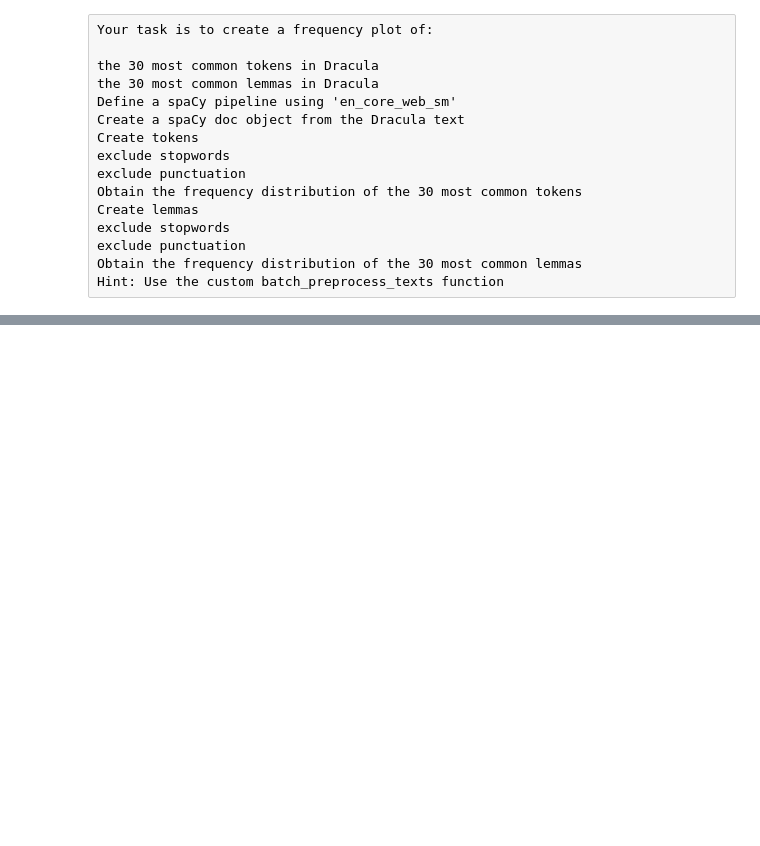
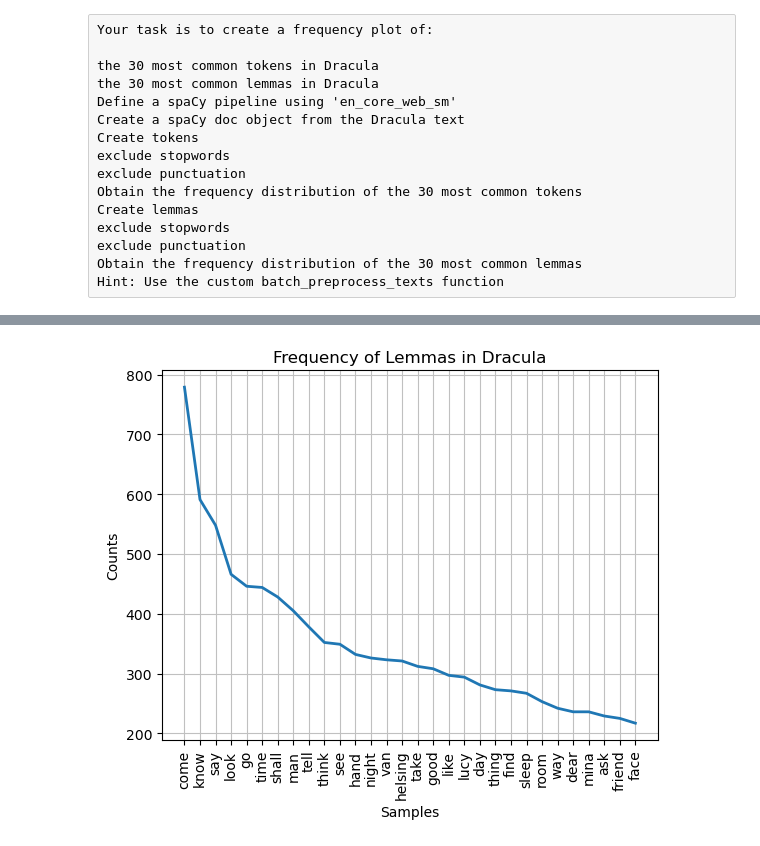
Before and after one commit to EhLeeOod/advanced-machine-learning, a Jupyter notebook: practice-spacy-freqdist.ipynb, the cells around one changed output, grey strips where cells are left out. Cells and saved outputs as stored; diff of their text form; code cells hidden in the pictures; blank space fills up the shorter version.

```diff
--- a/practice-spacy-freqdist.ipynb
+++ b/practice-spacy-freqdist.ipynb
@@ -400,0 +497,5 @@ UnicodeDecodeError: 'charmap' codec can't decode byte 0x9d in position 1094: cha
+# %%
+# Use custom function to obtain lemmas (add use_lemmas = True)
+lemmas = batch_preprocess_texts([txt], use_lemmas = True)
+lemmas = lemmas[0]
+lemmas[:20]
@@ -400,0 +523,6 @@ UnicodeDecodeError: 'charmap' codec can't decode byte 0x9d in position 1094: cha
+# %%
+dist = FreqDist(lemmas)
+# %%
+dist.plot(30, title='Frequency of Lemmas in Dracula');
+# %% [output]
+[figure, added]
```
Also changed, not shown: parts of 13 cells of this notebook.
